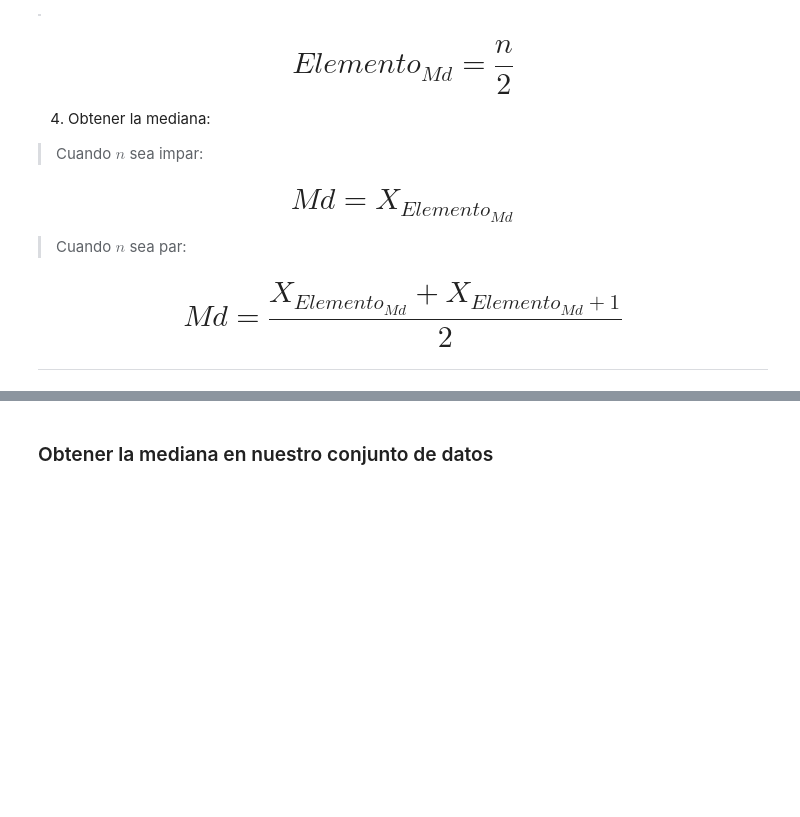
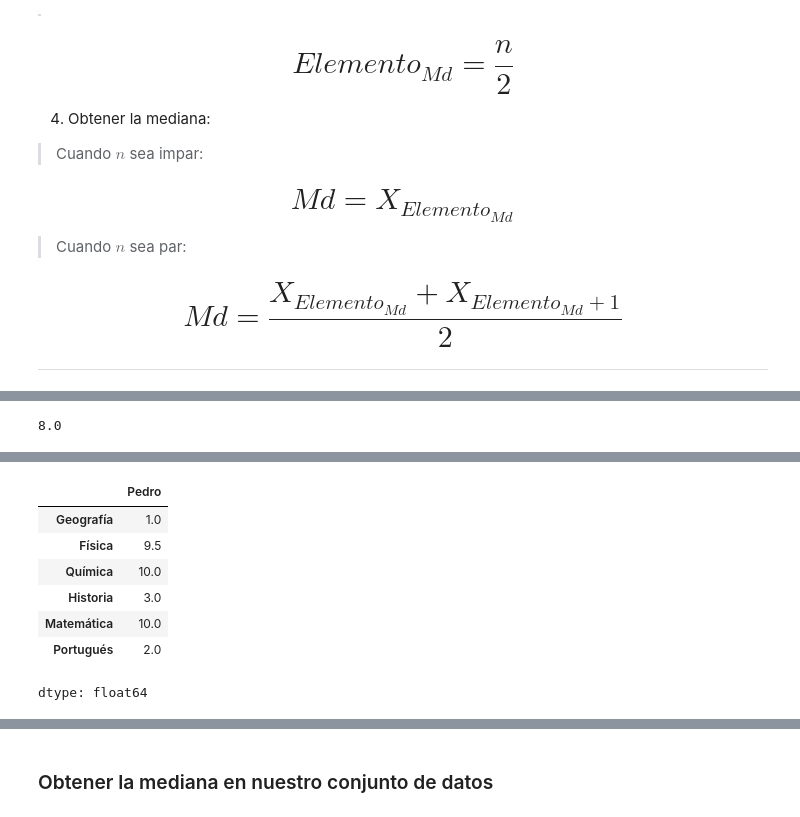
Before and after one commit to mespealva/numpy, a Jupyter notebook: Curso_de_Estadística_con_Python_1.ipynb, the cells around one changed output, grey strips where cells are left out. Cells and saved outputs as stored; diff of their text form; code cells hidden in the pictures; blank space fills up the shorter version.

```diff
--- a/Curso_de_Estadística_con_Python_1.ipynb
+++ b/Curso_de_Estadística_con_Python_1.ipynb
@@ -518,4 +410,23 @@ Para obtener la mediana de un conjunto de datos, debemos proceder de la siguient
+# %%
+notas_maria["María"].median()
+#como no hay index, tengo q usar la colu8mna q funcia como index, aqui el nombre de la persona
+# %% [output]
+8.0
 # %% [markdown]
 ### Ejemplo 2 - n par
 
 <img src='https://caelum-online-public.s3.amazonaws.com/ESP-1752-estadistica-con-python-parte1/img003.png' width='50%' style="float:left">
+# %%
+notas_pedro = df["Pedro"].sample(6, random_state=200)
+notas_pedro
+#el 200 es para q el random siempre sea el mismo y no varie dependioendo q de cuandpo lo llamo,
+#y aqui estoy pidienbdo una nota random de cada materia
+# %% [output]
+|  | Pedro |
+| Geografía | 1.0 |
+| Física | 9.5 |
+| Química | 10.0 |
+| Historia | 3.0 |
+| Matemática | 10.0 |
+| Portugués | 2.0 |
+dtype: float64
```
Also changed, not shown: parts of 45 cells of this notebook.
